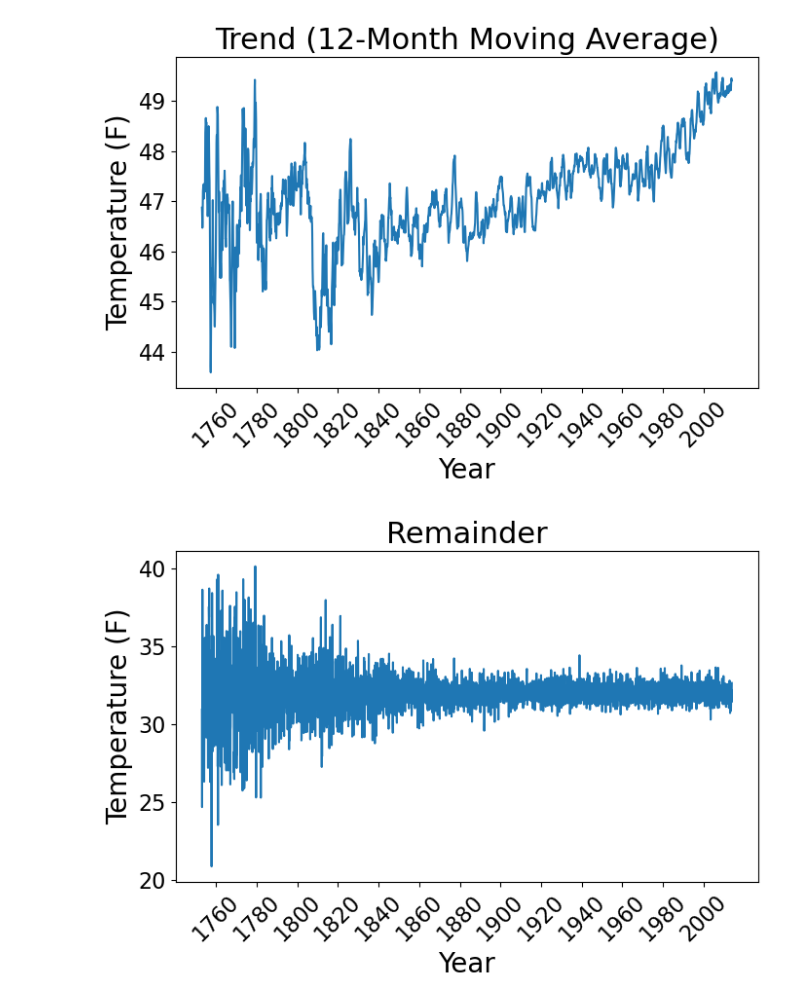
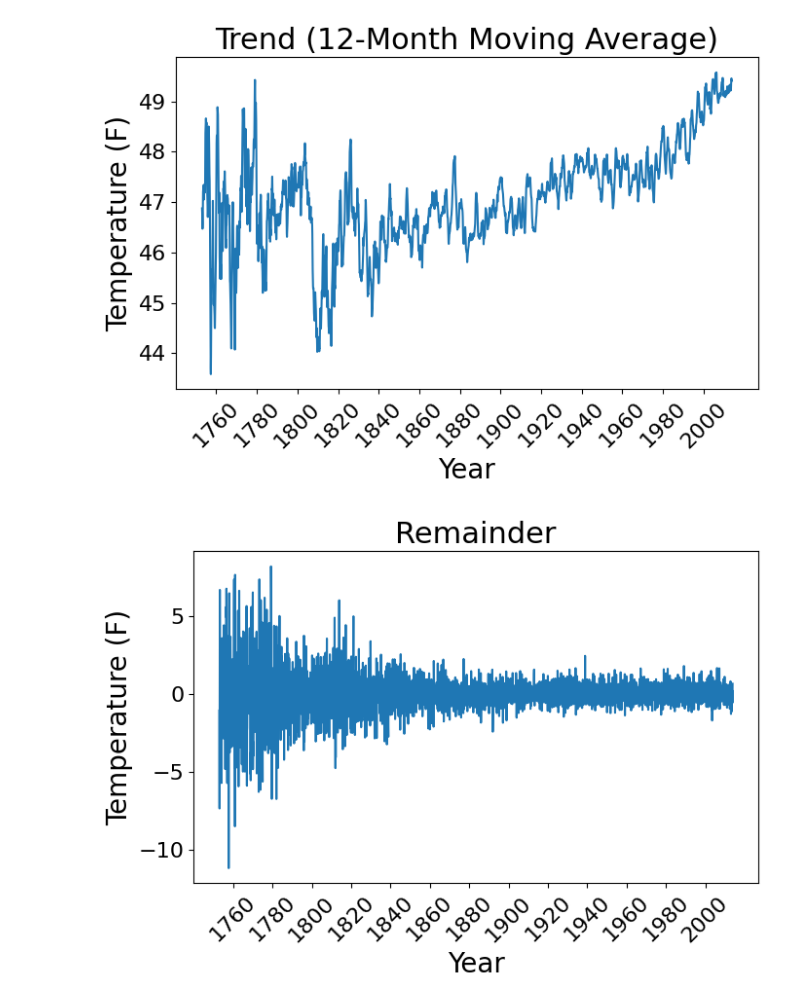
Before and after one commit to EthanPrimes/modeling_climate_change, a Jupyter notebook: seasonal_time_series.ipynb, the cells around one changed output. Saved outputs shown, nothing was run; the diff lists cells and outputs as text; code cells hidden in the pictures.

```diff
--- a/seasonal_time_series.ipynb
+++ b/seasonal_time_series.ipynb
@@ -138,24 +138,24 @@ plt.show()
 # %%
 start_year = 1753
 interval = 20
 
 year_labels = np.arange(1760, start_year + len(R_t)//12 + 1, interval)
 tick_positions = (year_labels - start_year) * 12
 
 fig, ax = plt.subplots(figsize=(7, 5))
 
-ax.plot(R_t * 1.8 + 32)
+ax.plot(R_t * 1.8)
 
 ax.set_title("Remainder", fontsize=22)
 ax.set_xlabel("Year", fontsize=20)
 ax.set_ylabel("Temperature (F)", fontsize=20)
 
 ax.set_xticks(tick_positions)
 ax.set_xticklabels(year_labels, rotation=45)
 
 ax.tick_params(axis='both', labelsize=16)
 
 plt.tight_layout()
 plt.show()
 # %% [output]
-[figure, old version]
+[figure, new version]
```
Also changed, not shown: parts of 2 cells of this notebook, 1 other file.
